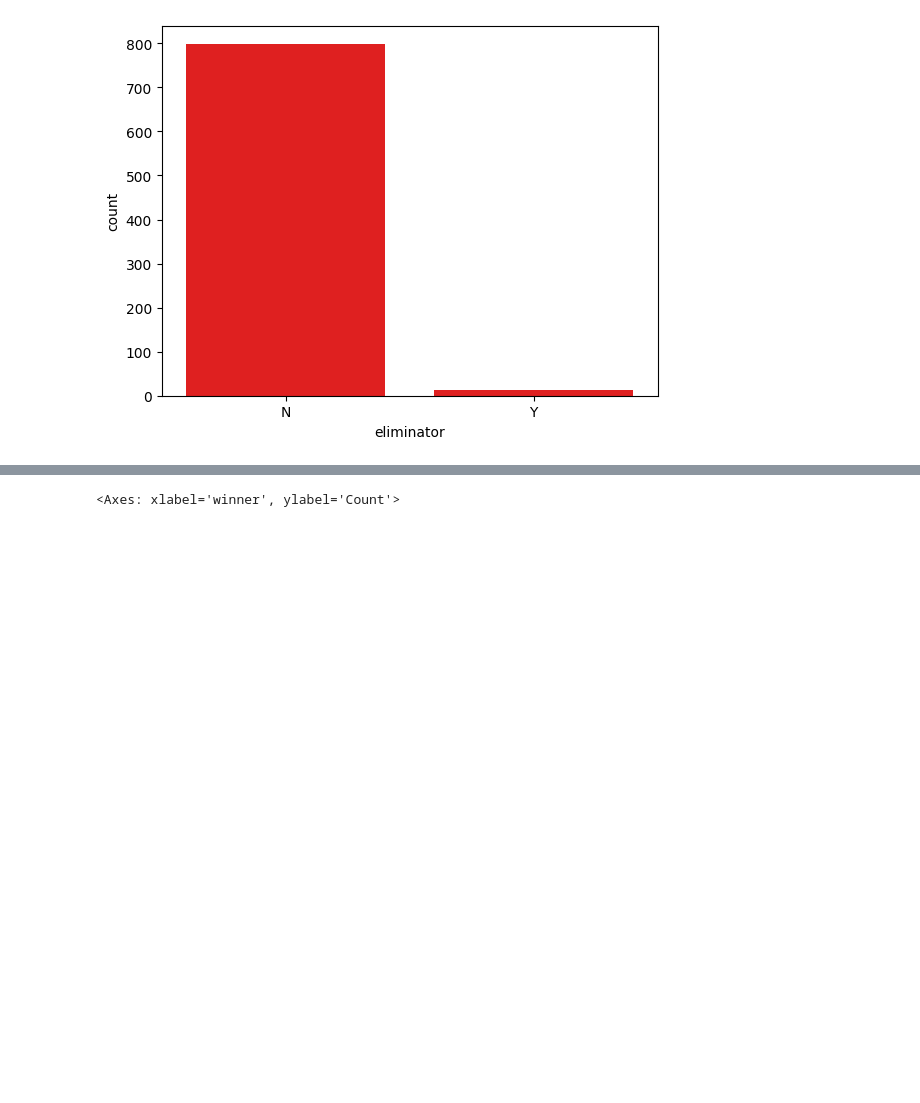
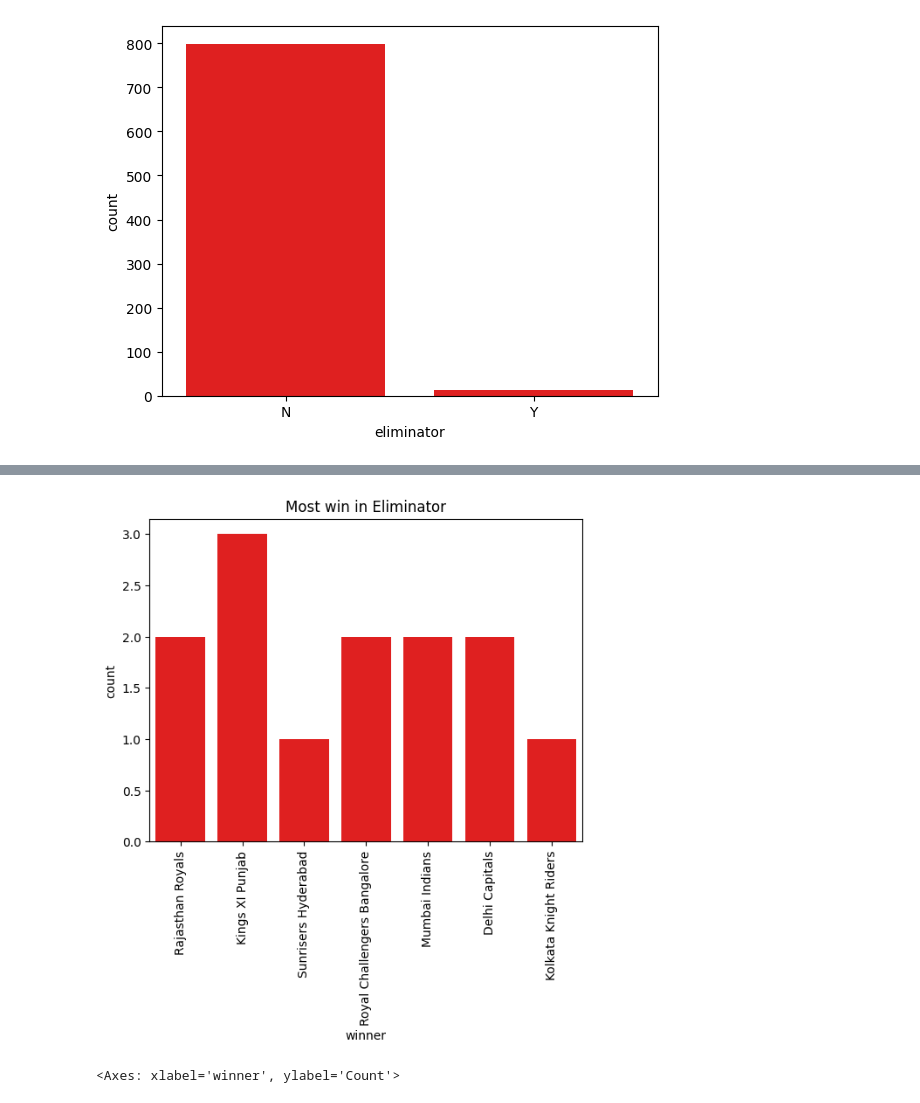
Before and after one commit to Diwash17/IPL-project-, a Jupyter notebook: IPLdataanalysis.ipynb, the cells around one changed output, grey strips where cells are left out. Drawn from its saved outputs; the diff is of its cells as text; code cells hidden in the pictures; blank space fills up the shorter version.

```diff
--- a/IPLdataanalysis.ipynb
+++ b/IPLdataanalysis.ipynb
@@ -432,3 +448,10 @@ sns.histplot(df['venue'],linewidth=2,color="skyblue")
+# %%
+sns.countplot(x='winner', data=df[df['eliminator'] == 'Y'],color='red')
+plt.xticks(rotation=90)
+plt.title("Most win in Eliminator")
+plt.show()
+# %% [output]
+[figure, added]
 # %%
 plt.figure(figsize=(10, 6))
 plt.xticks(rotation=90)
```
Also changed, not shown: parts of 3 cells of this notebook.
